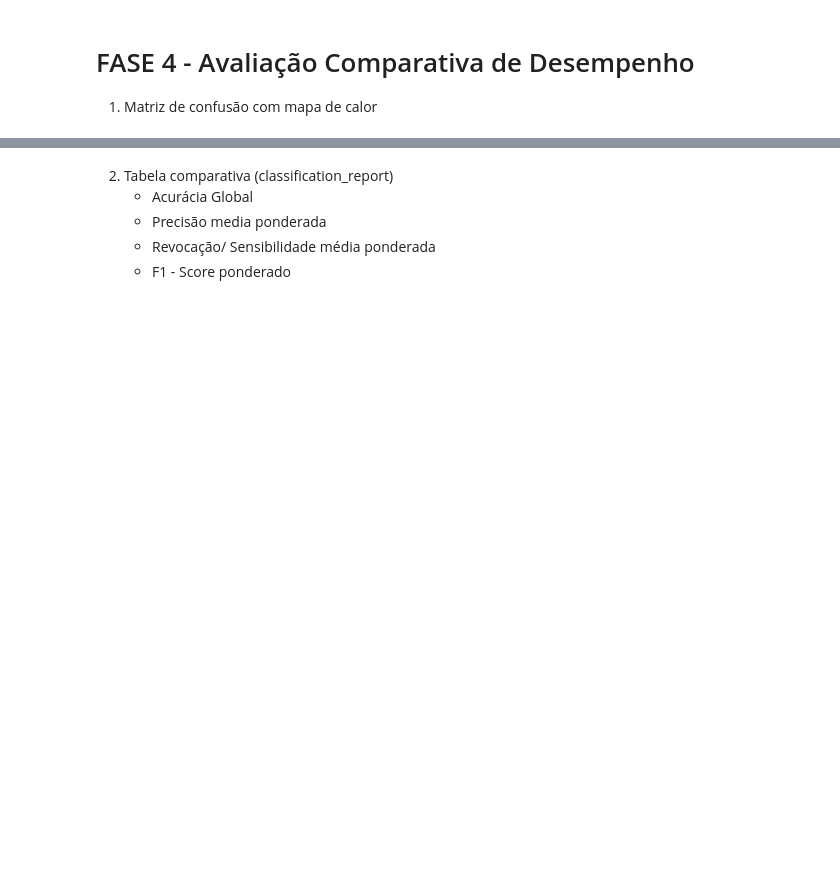
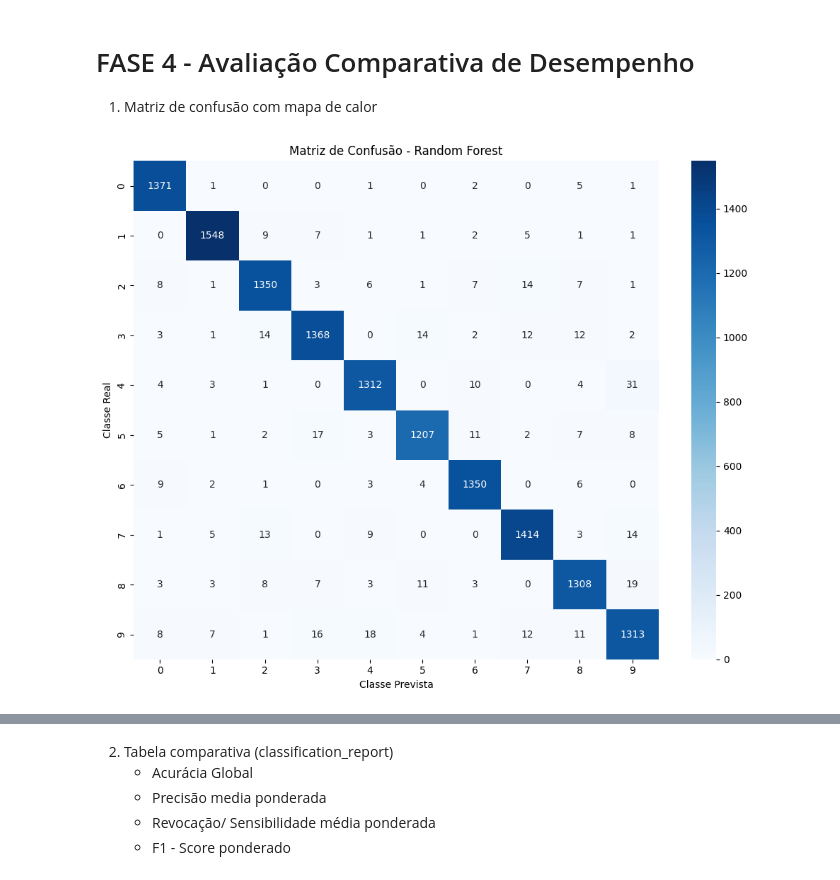
Before and after one commit to eduardobauer1981/Miniprojeto_modulo2, a Jupyter notebook: digitos_manuscritos.ipynb, the cells around one changed output, grey strips where cells are left out. Drawn from its saved outputs; the diff is of its cells as text; code cells hidden in the pictures; blank space fills up the shorter version.

```diff
--- a/digitos_manuscritos.ipynb
+++ b/digitos_manuscritos.ipynb
@@ -167,3 +176,26 @@ Redes neurais e a maioria dos algoritmos de otimização convergem muito mais r
 # FASE 3 - Implementação e Treinamento dos 3 modelos
 
 1. Random Forest
+# %%
+# Treinamento do modelo
+modelo_rf = RandomForestClassifier(
+    n_estimators=100,      # número de árvores
+    max_depth=None,        # número máximo de "galhos", profundidade
+    random_state=42,
+    n_jobs=-1              # usa todos os núcleos disponíveis do processador
+)
+
+print("Treinando o modelo...")
+inicio = time.time()
+modelo_rf.fit(X_train_norm, y_train)
+fim = time.time()
+print(f"Treinamento concluído em {fim - inicio:.2f} segundos")
+
+# Avaliação
+y_pred = modelo_rf.predict(X_test_norm)
+
+acuracia = accuracy_score(y_test, y_pred)
+print(f"\n=== Acurácia no teste: {acuracia*100:.2f}% ===")
+
+print("\n=== Relatório de classificação ===")
+print(classification_report(y_test, y_pred))
@@ -224,3 +464,18 @@ plt.show()
 # FASE 4 - Avaliação Comparativa de Desempenho
 
 1. Matriz de confusão com mapa de calor
+# %%
+# Calculando a matriz de confusão
+matriz = confusion_matrix(y_test, y_pred)
+
+# Visualização com heatmap
+plt.figure(figsize=(10, 8))
+sns.heatmap(matriz, annot=True, fmt='d', cmap='Blues',
+            xticklabels=range(10), yticklabels=range(10))
+plt.title('Matriz de Confusão - Random Forest')
+plt.xlabel('Classe Prevista')
+plt.ylabel('Classe Real')
+plt.tight_layout()
+plt.show()
+# %% [output]
+[figure, added]
```
Also changed, not shown: parts of 38 cells of this notebook, 4 other files.
